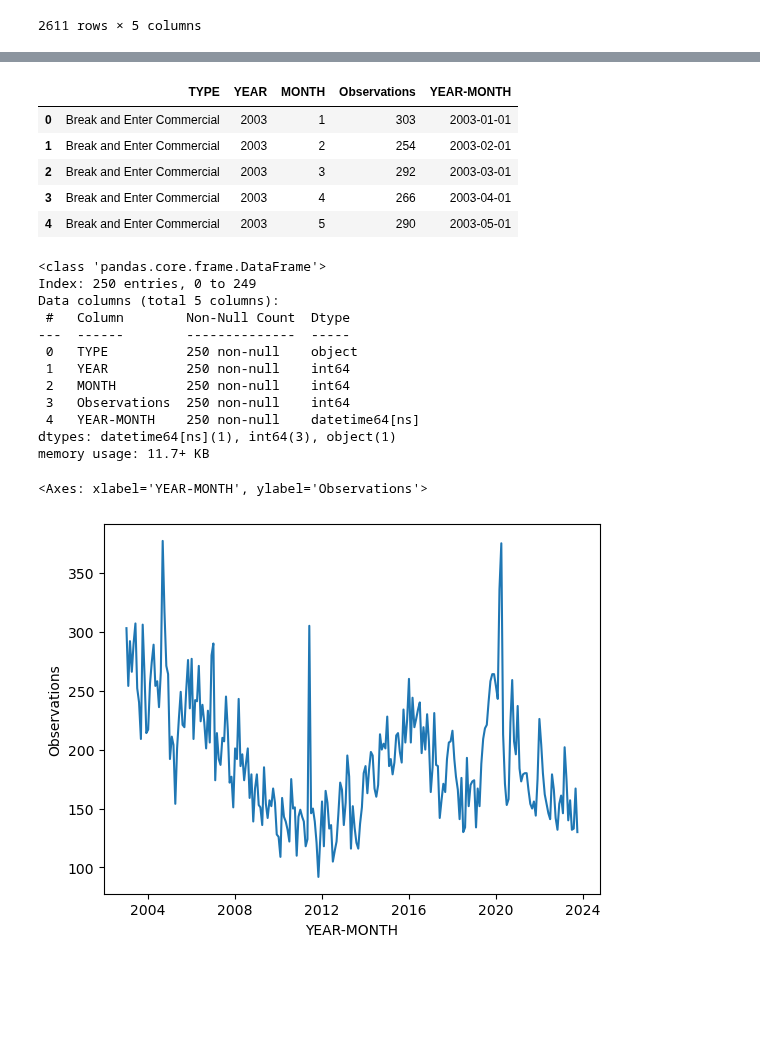
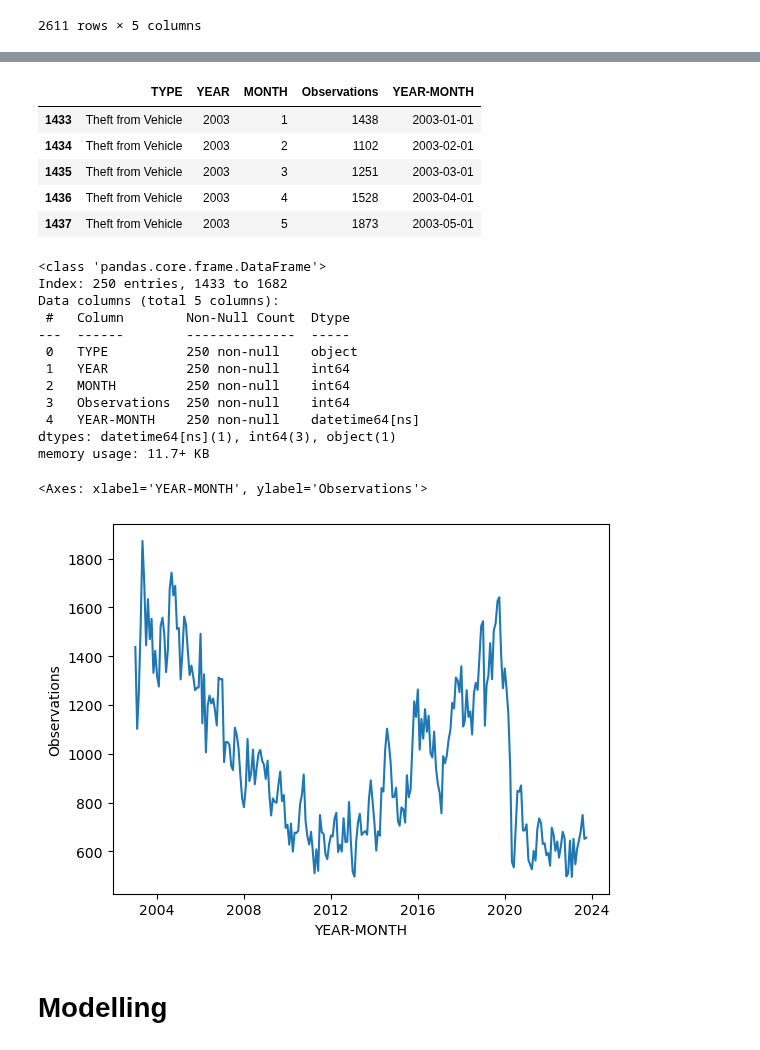
Before and after one commit to UBC-MDS/project-avalon, a Jupyter notebook: preprocessing.ipynb, the cells around one changed output, grey strips where cells are left out. Cells and saved outputs as stored; diff of their text form; code cells hidden in the pictures; blank space fills up the shorter version.

```diff
--- a/preprocessing.ipynb
+++ b/preprocessing.ipynb
@@ -72,18 +96,18 @@ grouped
 # %%
-breaked_and_enter_commercial = grouped[grouped['TYPE']=='Break and Enter Commercial']
-breaked_and_enter_commercial.head()
+theft_from_vehicle = grouped[grouped['TYPE']=='Theft from Vehicle']
+theft_from_vehicle.head()
 # %% [output]
 |  | TYPE | YEAR | MONTH | Observations | YEAR-MONTH |
-| 0 | Break and Enter Commercial | 2003 | 1 | 303 | 2003-01-01 |
-| 1 | Break and Enter Commercial | 2003 | 2 | 254 | 2003-02-01 |
-| 2 | Break and Enter Commercial | 2003 | 3 | 292 | 2003-03-01 |
-| 3 | Break and Enter Commercial | 2003 | 4 | 266 | 2003-04-01 |
-| 4 | Break and Enter Commercial | 2003 | 5 | 290 | 2003-05-01 |
+| 1433 | Theft from Vehicle | 2003 | 1 | 1438 | 2003-01-01 |
+| 1434 | Theft from Vehicle | 2003 | 2 | 1102 | 2003-02-01 |
+| 1435 | Theft from Vehicle | 2003 | 3 | 1251 | 2003-03-01 |
+| 1436 | Theft from Vehicle | 2003 | 4 | 1528 | 2003-04-01 |
+| 1437 | Theft from Vehicle | 2003 | 5 | 1873 | 2003-05-01 |
 # %%
-breaked_and_enter_commercial.info()
+theft_from_vehicle.info()
 # %% [output]
 <class 'pandas.core.frame.DataFrame'>
-Index: 250 entries, 0 to 249
+Index: 250 entries, 1433 to 1682
 Data columns (total 5 columns):
  #   Column        Non-Null Count  Dtype
 ---  ------        --------------  -----
@@ -95,7 +119,7 @@ Data columns (total 5 columns):
 dtypes: datetime64[ns](1), int64(3), object(1)
 memory usage: 11.7+ KB
 # %%
-sns.lineplot(data=breaked_and_enter_commercial, x='YEAR-MONTH', y='Observations')
+sns.lineplot(data=theft_from_vehicle, x='YEAR-MONTH', y='Observations')
 # %% [output]
 <Axes: xlabel='YEAR-MONTH', ylabel='Observations'>
-[figure, old version]
+[figure, new version]
@@ -103,0 +128,2 @@ sns.lineplot(data=breaked_and_enter_commercial, x='YEAR-MONTH', y='Observations'
+# %% [markdown]
+# Modelling
```
Also changed, not shown: parts of 18 cells of this notebook.
